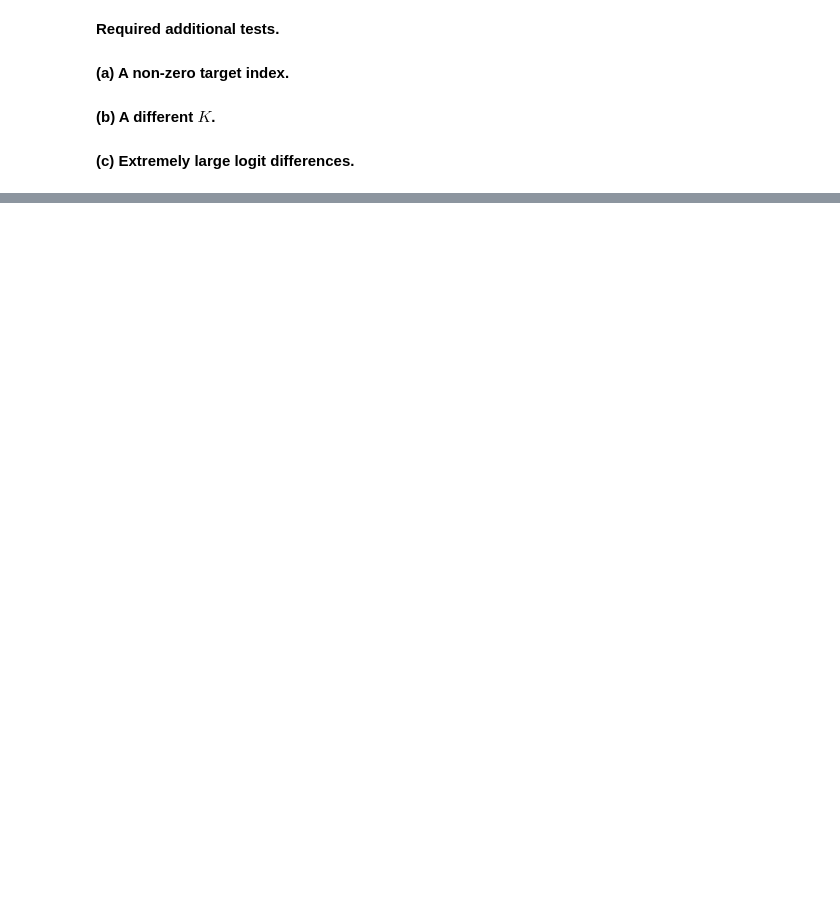
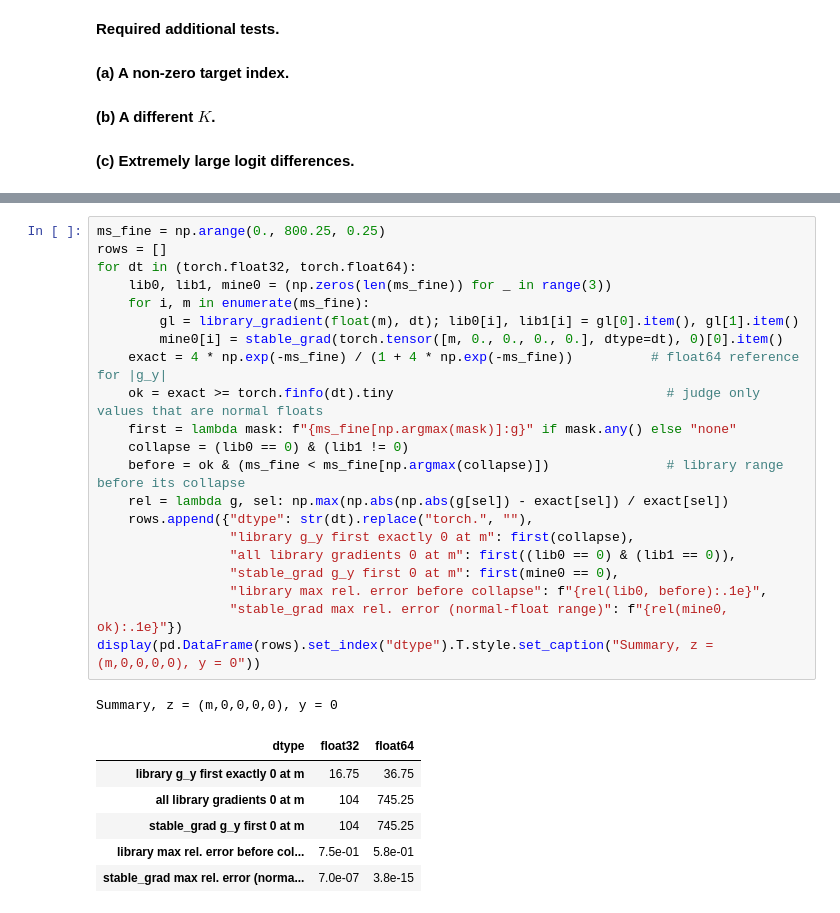
Before and after one commit to singhsaanvi019/cs771-mp2, a Jupyter notebook: problem1.ipynb, the cells around one changed output, grey strips where cells are left out. Cells and saved outputs as stored; diff of their text form; blank space fills up the shorter version.

```diff
--- a/problem1.ipynb
+++ b/problem1.ipynb
@@ -912,6 +942,35 @@ for tag, cases in (("(a) non-zero target", cases_a), ("(b) different K", cases_b
 - For an extreme spread like $(10^4,-10^4,0)$ the true gradients are $\approx10^{-4343}$, so every method returns $0$, which is right but uninformative.
 - The remaining error of `stable_grad` is rounding of the order of the machine epsilon times the size of the logits, since $z_j-\mathrm{lse}(\mathbf z)$ is computed in floating point. It grows with the logit scale and depends only mildly on $K$ (about $2\times10^{-6}$ in float32 for both $K=10$ and $K=1000$ with a $+40$ target).
 - It repairs the *gradient* of the loss at high confidence. It does not make a gradient meaningful where the true value cannot be stored.
+# %%
+ms_fine = np.arange(0., 800.25, 0.25)
+rows = []
+for dt in (torch.float32, torch.float64):
+    lib0, lib1, mine0 = (np.zeros(len(ms_fine)) for _ in range(3))
+    for i, m in enumerate(ms_fine):
+        gl = library_gradient(float(m), dt); lib0[i], lib1[i] = gl[0].item(), gl[1].item()
+        mine0[i] = stable_grad(torch.tensor([m, 0., 0., 0., 0.], dtype=dt), 0)[0].item()
+    exact = 4 * np.exp(-ms_fine) / (1 + 4 * np.exp(-ms_fine))          # float64 reference for |g_y|
+    ok = exact >= torch.finfo(dt).tiny                                   # judge only values that are normal floats
+    first = lambda mask: f"{ms_fine[np.argmax(mask)]:g}" if mask.any() else "none"
+    collapse = (lib0 == 0) & (lib1 != 0)
+    before = ok & (ms_fine < ms_fine[np.argmax(collapse)])               # library range before its collapse
+    rel = lambda g, sel: np.max(np.abs(np.abs(g[sel]) - exact[sel]) / exact[sel])
+    rows.append({"dtype": str(dt).replace("torch.", ""),
+                 "library g_y first exactly 0 at m": first(collapse),
+                 "all library gradients 0 at m": first((lib0 == 0) & (lib1 == 0)),
+                 "stable_grad g_y first 0 at m": first(mine0 == 0),
+                 "library max rel. error before collapse": f"{rel(lib0, before):.1e}",
+                 "stable_grad max rel. error (normal-float range)": f"{rel(mine0, ok):.1e}"})
+display(pd.DataFrame(rows).set_index("dtype").T.style.set_caption("Summary, z = (m,0,0,0,0), y = 0"))
+# %% [output]
+Summary, z = (m,0,0,0,0), y = 0
+| dtype | float32 | float64 |
+| library g_y first exactly 0 at m | 16.75 | 36.75 |
+| all library gradients 0 at m | 104 | 745.25 |
+| stable_grad g_y first 0 at m | 104 | 745.25 |
+| library max rel. error before col... | 7.5e-01 | 5.8e-01 |
+| stable_grad max rel. error (norma... | 7.0e-07 | 3.8e-15 |
 # %% [markdown]
 ## Reflection
 
```
Also changed, not shown: parts of 11 cells of this notebook, 1 other file.
